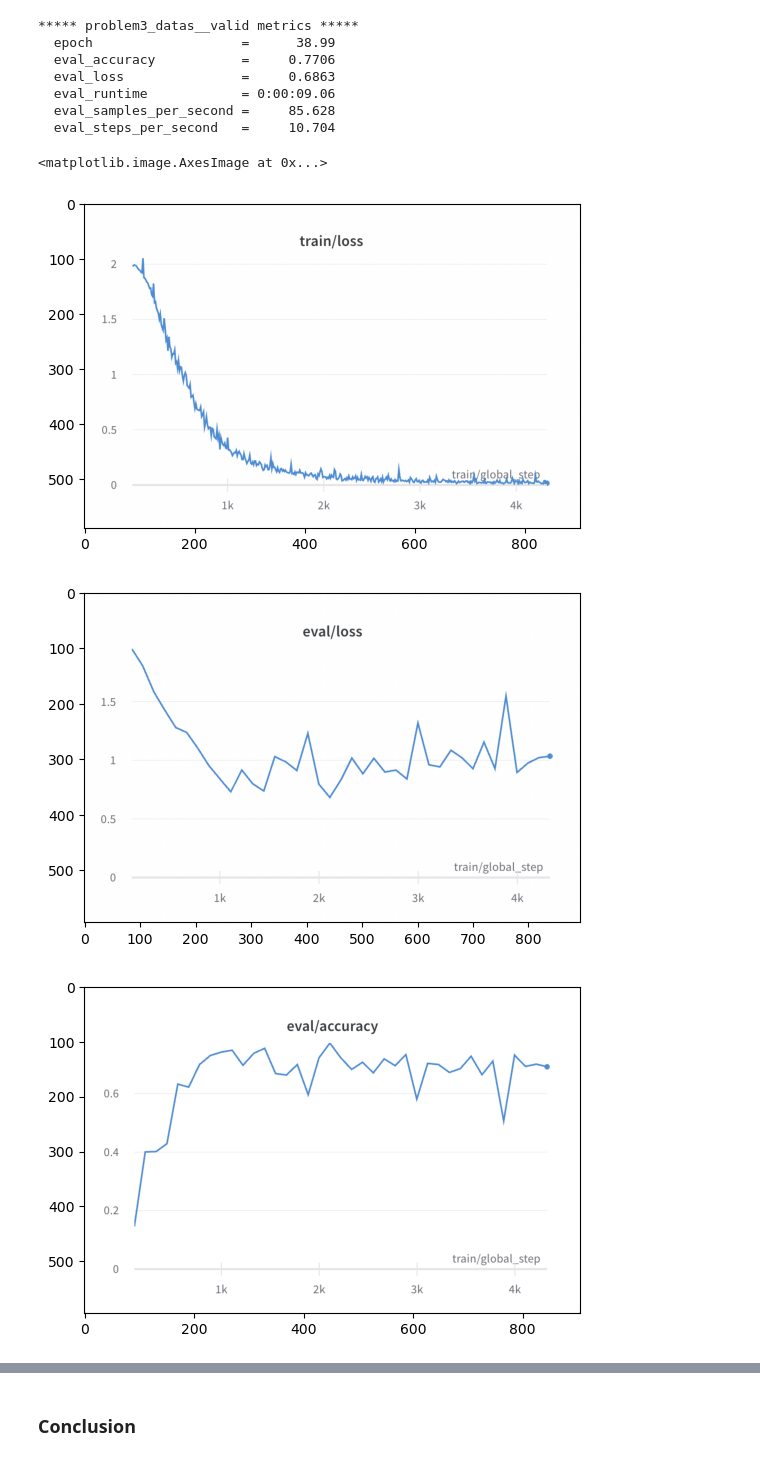
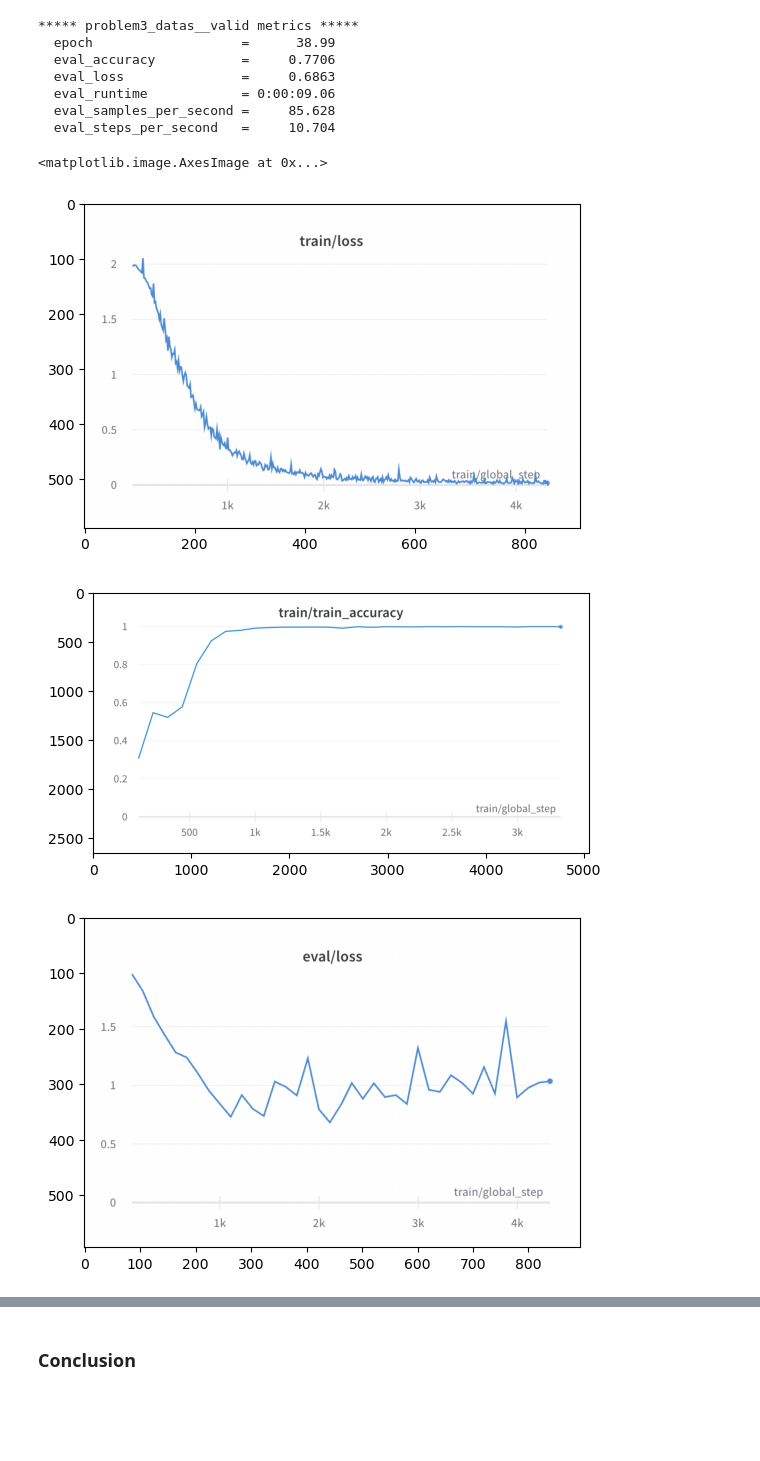
Before and after one commit to holylovenia/ai-healthcare, a Jupyter notebook: assignment1/problem3-solution.ipynb, the cells around one changed output, grey strips where cells are left out. Cells and saved outputs as stored; diff of their text form; code cells hidden in the pictures; blank space fills up the shorter version.

Commit message:
Add training accuracy curves in Problem 2 and Problem 3

```diff
--- a/assignment1/problem3-solution.ipynb
+++ b/assignment1/problem3-solution.ipynb
@@ -868,17 +899,21 @@ evaluation(
 # %%
 plt.figure()
 img = mpimg.imread("./log/problem3/exp4/exp4_train_loss.png")
+plt.imshow(img)
+
+plt.figure()
+img = mpimg.imread("./log/problem3/exp4/exp4_train_acc.png")
 plt.imshow(img)
 
 plt.figure()
 img = mpimg.imread("./log/problem3/exp4/exp4_valid_loss.png")
 plt.imshow(img)
 
 plt.figure()
 img = mpimg.imread("./log/problem3/exp4/exp4_valid_acc.png")
 plt.imshow(img)
 # %% [output]
 <matplotlib.image.AxesImage at 0x...>
 [figure]
-[figure, old version]
+[figure, new version]
-[figure, old version]
+[figure, new version]
```
Also changed, not shown: parts of 8 cells of this notebook, 3 other files.
